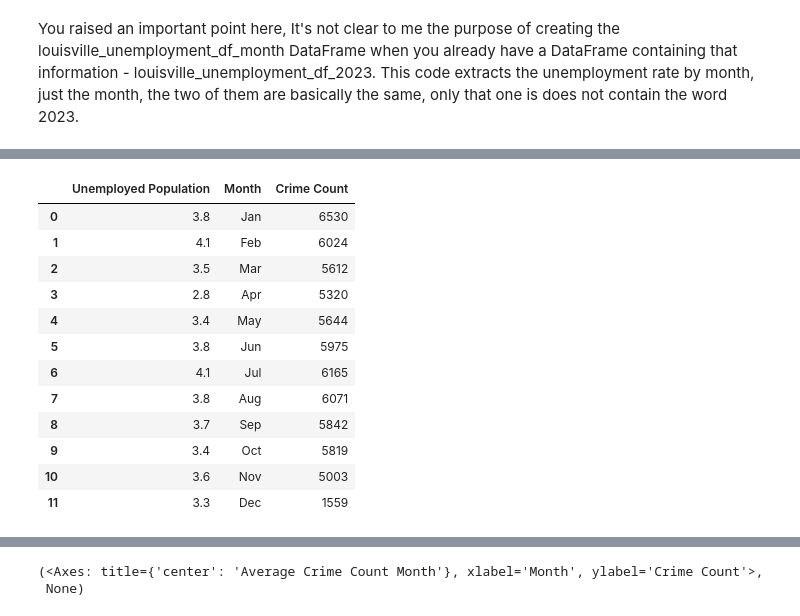
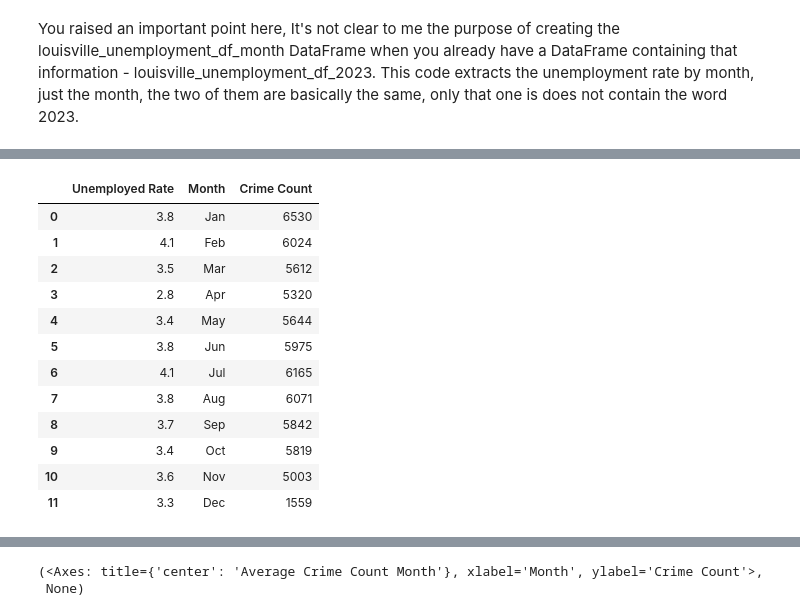
Before and after one commit to Uhuegbu23/crime_unemployment_data, a Jupyter notebook: notebooks/louisville_crime.ipynb, the cells around one changed output, grey strips where cells are left out. Saved outputs shown, nothing was run; the diff lists cells and outputs as text; code cells hidden in the pictures.

```diff
--- a/notebooks/louisville_crime.ipynb
+++ b/notebooks/louisville_crime.ipynb
@@ -828,10 +819,10 @@ crime_unemployment_year
 | 11 | 3.3 | Dec | 1559 | Dec |
 # %%
 #delete the month abb
-crime_unemployment_year=crime_unemployment_year[['Unemployed Population','Month','Crime Count']]
+crime_unemployment_year=crime_unemployment_year[['Unemployed Rate','Month','Crime Count']]
 crime_unemployment_year
 # %% [output]
-|  | Unemployed Population | Month | Crime Count |
+|  | Unemployed Rate | Month | Crime Count |
 | 0 | 3.8 | Jan | 6530 |
 | 1 | 4.1 | Feb | 6024 |
 | 2 | 3.5 | Mar | 5612 |
```
Also changed, not shown: parts of 84 cells of this notebook.
